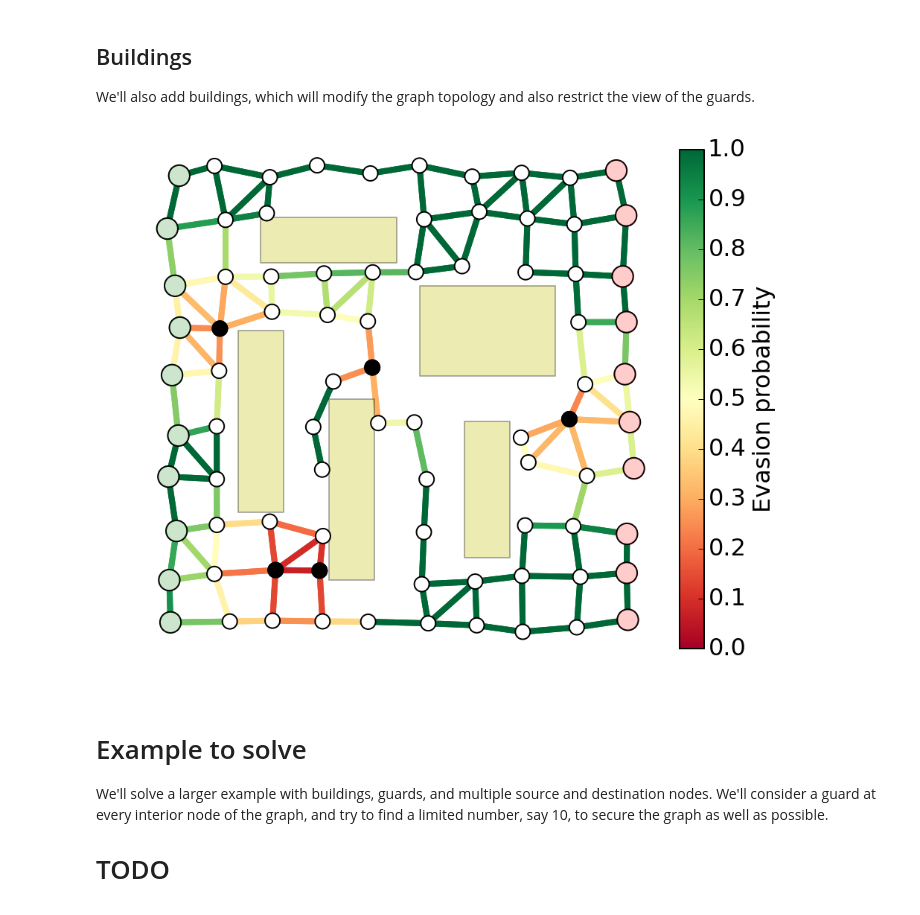
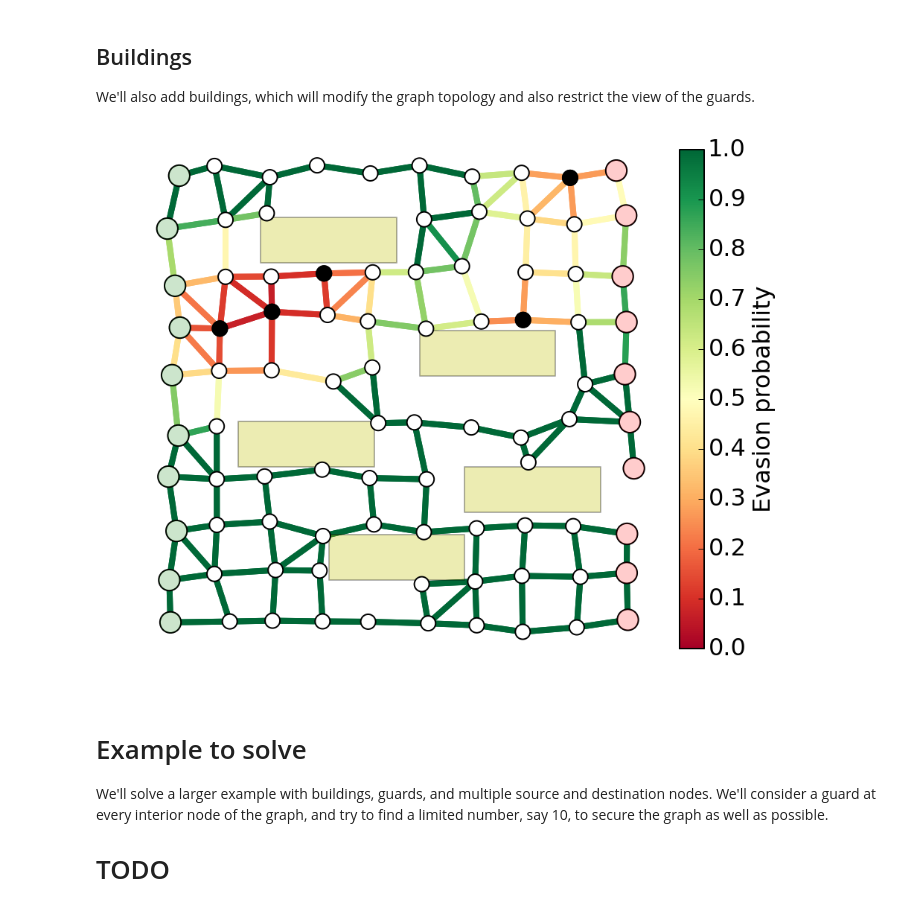
Before and after one commit to ajfriend/cvxpy_examples, a Jupyter notebook: interdiction.ipynb, the cells around one changed output. Saved outputs shown, nothing was run; the diff lists cells and outputs as text; code cells hidden in the pictures.

```diff
--- a/interdiction.ipynb
+++ b/interdiction.ipynb
@@ -707,31 +707,31 @@ We'll also add buildings, which will modify the graph topology and also restrict
 # %%
 N = 10
 k = 5
 buildings = [(.2,.8,.3,.1),
-             (.35,.1,.1,.4),
-             (.55,.55,.3,.2),
-             (.15,.25,.1,.4),
-             (.65,.15,.1,.3)]
+             (.35,.1,.3,.1),
+             (.55,.55,.3,.1),
+             (.15,.35,.3,.1),
+             (.65,.25,.3,.1)]
 
 G, pos = formGraph(N,.11,1.25,buildings=buildings,seed=1,dummyNodes=True)
 n = G.number_of_nodes()
 guardIdxs = list(np.random.choice(list(range(N+1,n-N-1)),k,replace=False))
 
 visibleNodes = range(1,n-1)
 Gnodes = range(1,N+1)
 Rnodes = range(n-2,n-N-2,-1)
 
 edgeVals = getGuardEffects(G,pos,guardIdxs,buildings=buildings,dummyNodes=[0,n-1])
 edgeProbs = edgeVals.sum(axis=1)
 edgeProbs = np.exp(edgeProbs)
 
 fig, ax = showPaths(G,pos,edgeProbs,visibleNodes=visibleNodes,Gnodes=Gnodes,Rnodes=Rnodes,guards=guardIdxs)
 
 for x,y,w,h in buildings:
     rect = plt.Rectangle((x,y),w,h,fc='y',alpha=.3)
     ax.add_patch(rect)
 # %% [output]
-[figure, old version]
+[figure, new version]
 # %% [markdown]
 # Example to solve
 
```
Also changed, not shown: parts of 6 cells of this notebook.
